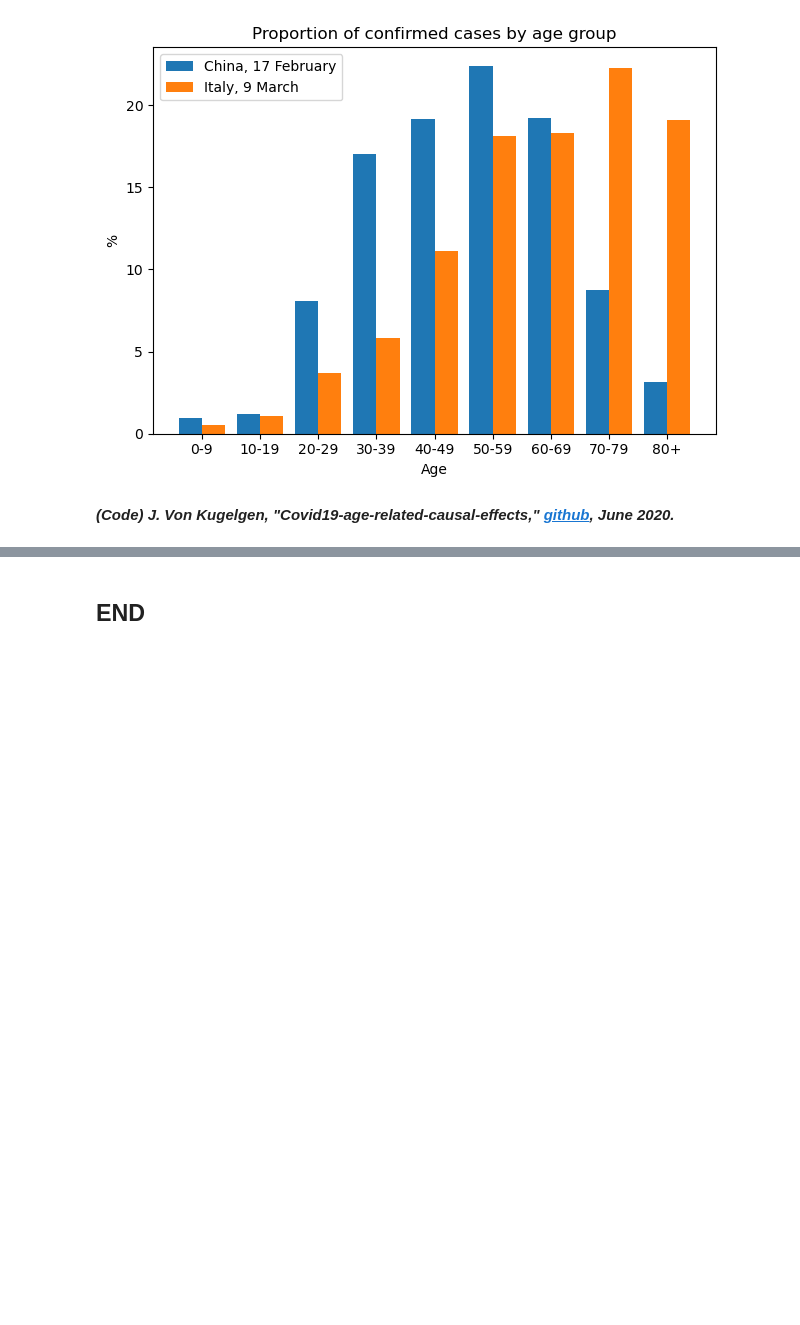
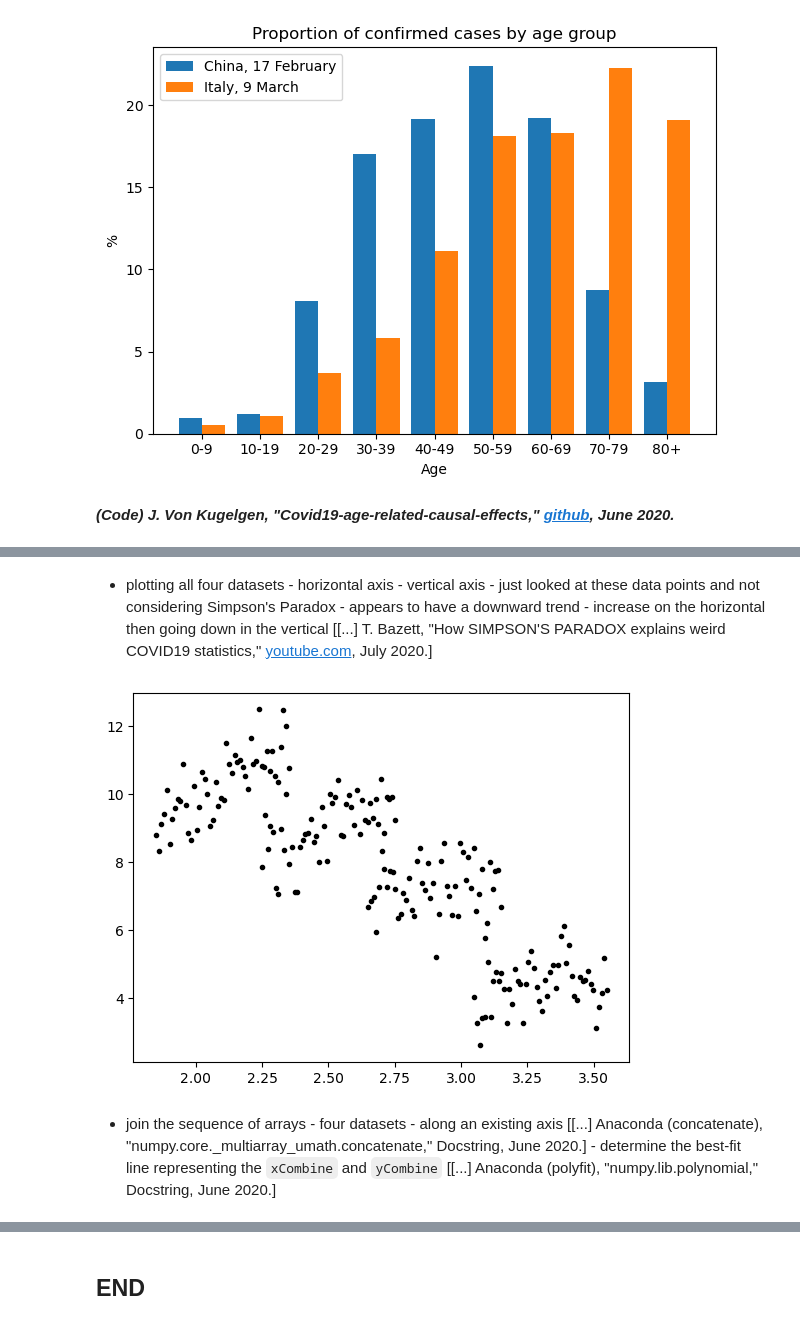
Before and after one commit to E6985/fda-tasks, a Jupyter notebook: Fundamentals-of-Data-Analysis-Tasks-2020.ipynb, the cells around one changed output, grey strips where cells are left out. Cells and saved outputs as stored; diff of their text form; code cells hidden in the pictures; blank space fills up the shorter version.

```diff
--- a/Fundamentals-of-Data-Analysis-Tasks-2020.ipynb
+++ b/Fundamentals-of-Data-Analysis-Tasks-2020.ipynb
@@ -1689,0 +1543,25 @@ sns.lmplot(x="x_heading",y="outcome",data=combine);
+# %%
+# package numpy - subpackage core - module function_base
+x2=np.linspace(2.25,2.75,nSize)
+x3=np.linspace(2.65,3.15,nSize)
+x4=np.linspace(3.05,3.55,nSize)
+# package numpy - subpackage random
+y2=3.0*x2+1.5+np.random.normal(nLoc,nScale,nSize)
+y3=2.0*x3+1.25+np.random.normal(nLoc,nScale,nSize)
+y4=1.0*x4+1.0+np.random.normal(nLoc,nScale,nSize)
+# package numpy - subpackage lib - module polynomial
+coeffs2=np.polyfit(x2,y2,1)
+coeffs3=np.polyfit(x3,y3,1)
+coeffs4=np.polyfit(x4,y4,1)
+# %% [markdown]
+- plotting all four datasets - horizontal axis - vertical axis - just looked at these data points and not considering Simpson's Paradox - appears to have a downward trend - increase on the horizontal then going down in the vertical [[...] T. Bazett, "How SIMPSON'S PARADOX explains weird COVID19 statistics," [youtube.com](https://web.archive.org/web/20201205185009/https://www.youtube.com/watch?v=t-Ci3FosqZs), July 2020.]
+# %%
+# package matplotlib - module pyplot
+plt.plot(x,y,"k.");
+plt.plot(x2,y2,"k.");
+plt.plot(x3,y3,"k.");
+plt.plot(x4,y4,"k.");
+# %% [output]
+[figure, added]
+# %% [markdown]
+- join the sequence of arrays - four datasets - along an existing axis [[...] Anaconda (concatenate), "numpy.core._multiarray_umath.concatenate," Docstring, June 2020.] - determine the best-fit line representing the ``xCombine`` and ``yCombine`` [[...] Anaconda (polyfit), "numpy.lib.polynomial," Docstring, June 2020.]
```
Also changed, not shown: parts of 96 cells of this notebook.
